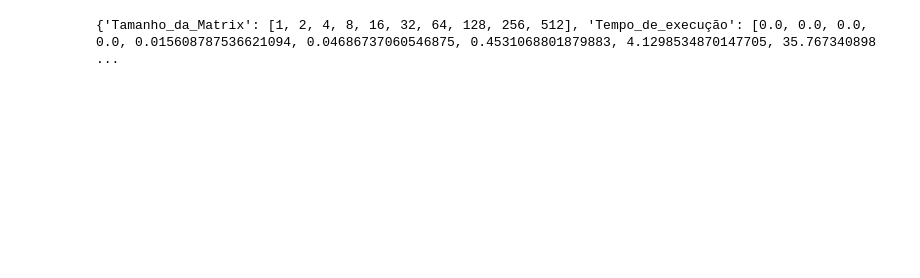
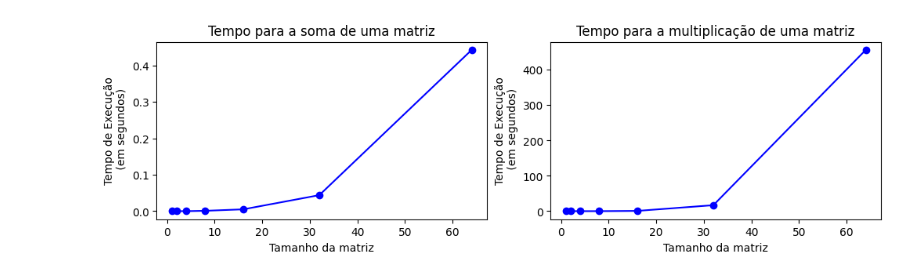
Before and after one commit to bhferreira84/Ciencia-de-Dados, a Jupyter notebook: Análise de algorítimo/sum_matrix.ipynb, the cells around one changed output. Cells and saved outputs as stored; diff of their text form; code cells hidden in the pictures; blank space fills up the shorter version.

Commit message:
Gráficos
Nesta versão foram adicionado os gráficos.

```diff
--- a/Análise de algorítimo/sum_matrix.ipynb
+++ b/Análise de algorítimo/sum_matrix.ipynb
@@ -2,16 +2,3 @@
 import time
 import numpy as np
 import matplotlib.pyplot as plt
-# %%
-def sum_matrix(matrix1,matrix2):
-    tempo_inicial= time.time()
-    L= matrix1.shape[0]
-    if matrix1.shape == matrix2.shape:
-        matrix_sqr= np.zeros((matrix1.shape[0],matrix2.shape[1]))
-        for i in range(L):
-            for j in range(L):
-                matrix_sqr[i,j]= matrix1[i,j]+matrix2[i,j]
-    else:
-        raise ValueError('As matrizes não podem ser somadas pois possuem dimenções diferentes')
-    tempo_final= time.time()
-    return tempo_final-tempo_inicial
@@ -18,11 +60,13 @@ def sum_matrix(matrix1,matrix2):
 # %%
 tempo_de_execução= {'Tamanho_da_Matrix':[],
-                    'Tempo_de_execução':[],
+                    'Tempo_de_execução_soma':[],
+                    'Tempo_de_execução_Mult':[]
                     }
 
-for i in range(10):
+for i in range(7):
     n= 2**i
     matrix_a= np.random.randint(0,10,size=(3**i,3**i))
     matrix_b=np.random.randint(0,10,size=(3**i,3**i))
     tempo_de_execução['Tamanho_da_Matrix'].append(n)
-    tempo_de_execução['Tempo_de_execução'].append(sum_matrix(matrix_a,matrix_b))
+    tempo_de_execução['Tempo_de_execução_Mult'].append(mult_matrix(matrix_a,matrix_b))
+    tempo_de_execução['Tempo_de_execução_soma'].append(sum_matrix(matrix_a,matrix_b))
@@ -46,4 +73,19 @@ plt.show()
-# %%
-print(tempo_de_execução)
-# %% [output]
-{'Tamanho_da_Matrix': [1, 2, 4, 8, 16, 32, 64, 128, 256, 512], 'Tempo_de_execução': [0.0, 0.0, 0.0, 0.0, 0.015608787536621094, 0.04686737060546875, 0.4531068801879883, 4.1298534870147705, 35.767340898 ...
+# %%
+fig= plt.figure(figsize=(10,3), layout= 'constrained')
+axs= fig.subplot_mosaic([['Soma','Multiplicação']])
+
+
+#plot dos gráficos de soma e multiplicação
+axs['Soma'].set_title('Tempo para a soma de uma matriz')
+axs['Soma'].plot(tempo_de_execução['Tamanho_da_Matrix'], tempo_de_execução['Tempo_de_execução_soma'], label="Soma", marker='o', color='b')
+axs['Soma'].set_xlabel("Tamanho da matriz")
+axs["Soma"].set_ylabel("Tempo de Execução\n (em segundos)")
+
+axs['Multiplicação'].set_title('Tempo para a multiplicação de uma matriz')
+axs['Multiplicação'].plot(tempo_de_execução['Tamanho_da_Matrix'], tempo_de_execução['Tempo_de_execução_Mult'], label="multiplicação", marker='o', color='b')
+axs['Multiplicação'].set_xlabel("Tamanho da matriz")
+axs["Multiplicação"].set_ylabel("Tempo de Execução\n (em segundos)")
+
+plt.show()
+# %% [output]
+[figure, added]
```
Also changed, not shown: parts of 2 cells of this notebook.
